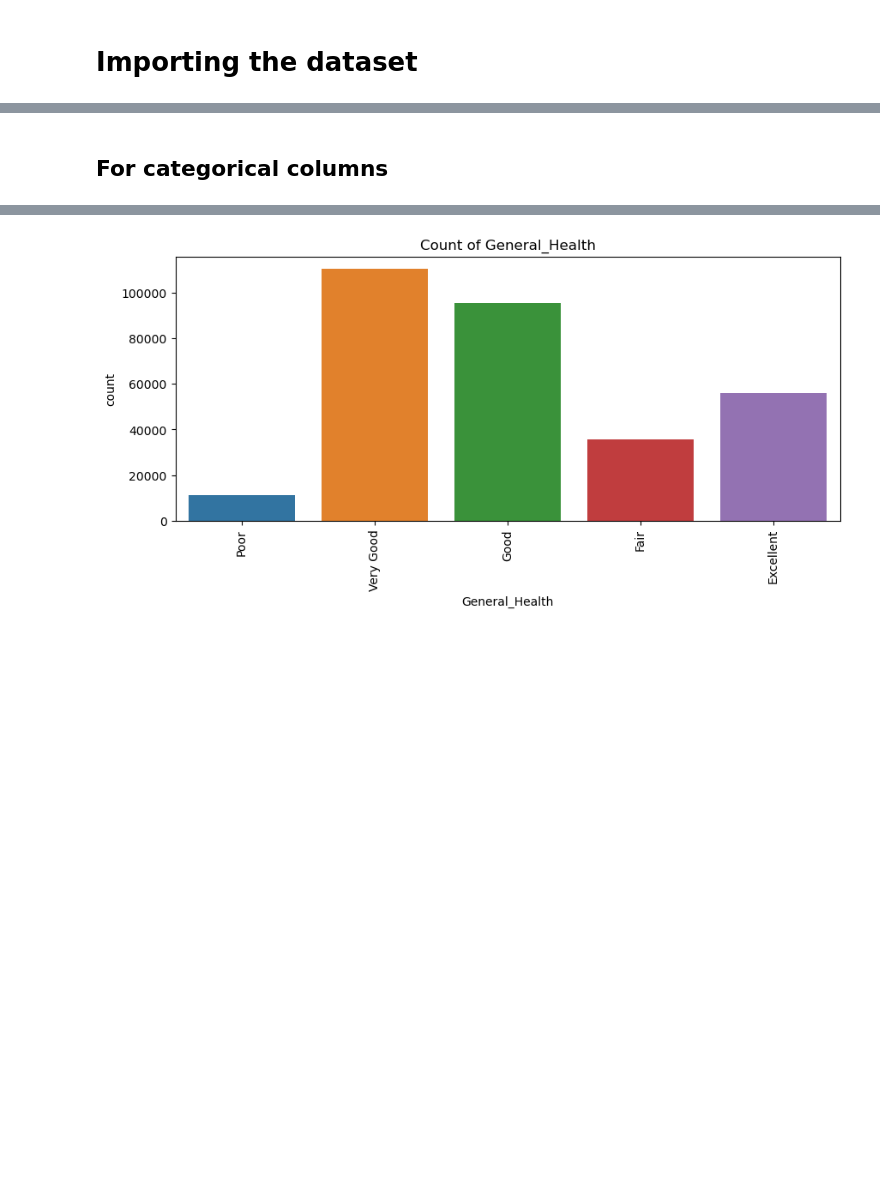
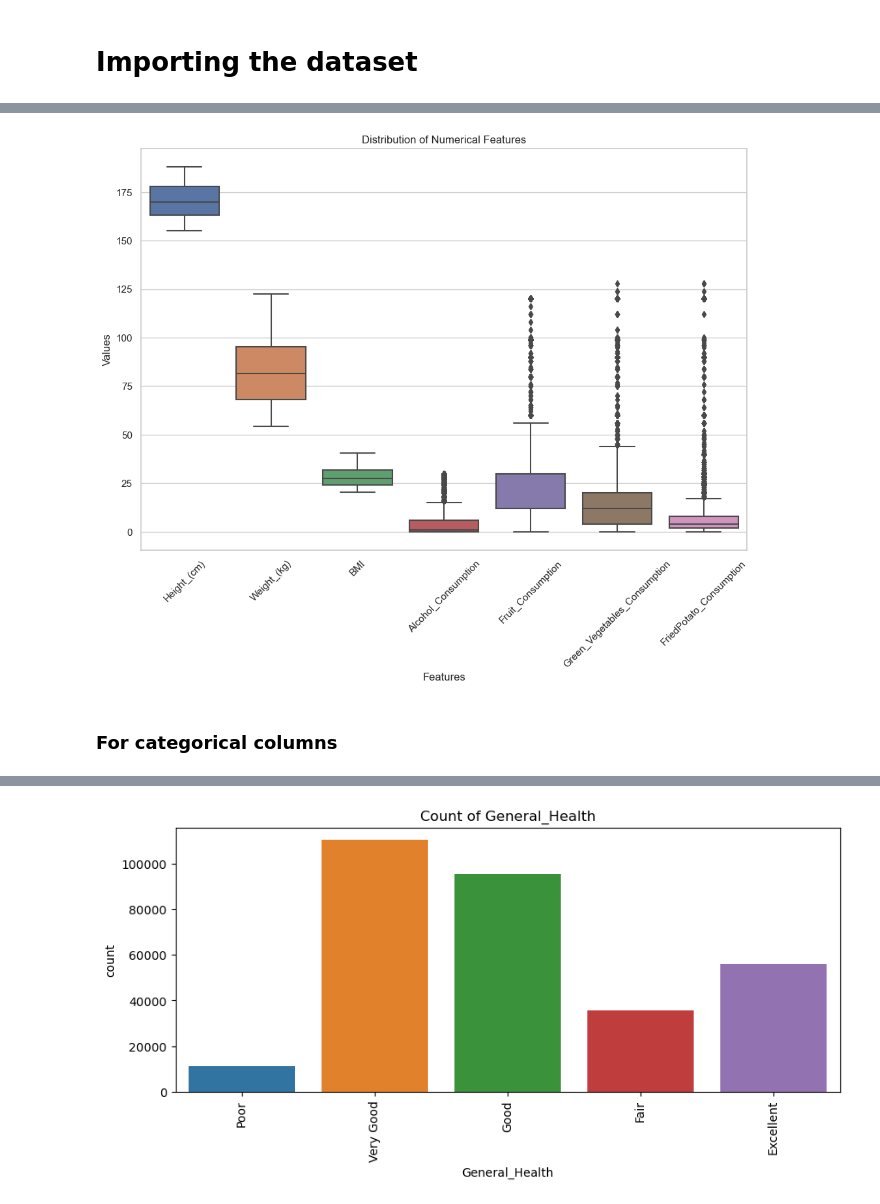
Before and after one commit to ziyanoffl/Heart_Disease_Prediction, a Jupyter notebook: data_visualization_cardiovascular.ipynb, the cells around one changed output, grey strips where cells are left out. Cells and saved outputs as stored; diff of their text form; code cells hidden in the pictures; blank space fills up the shorter version.

```diff
--- a/data_visualization_cardiovascular.ipynb
+++ b/data_visualization_cardiovascular.ipynb
@@ -57,2 +76,21 @@ for feature in numerical_features:
+# %%
+# Univariate Analysis
+# Check the distribution of numerical features using box plots
+import matplotlib.pyplot as plt
+import seaborn as sns
+
+numerical_features = ['Height_(cm)', 'Weight_(kg)', 'BMI', 'Alcohol_Consumption', 'Fruit_Consumption', 'Green_Vegetables_Consumption', 'FriedPotato_Consumption']
+plt.figure(figsize=(12, 8))
+sns.set(style="whitegrid")  # Set the style of the grid
+
+# Create a box plot for each numerical feature
+sns.boxplot(data=data[numerical_features])
+plt.xticks(rotation=45)  # Rotate x-axis labels for better readability
+plt.title('Distribution of Numerical Features')
+plt.xlabel('Features')
+plt.ylabel('Values')
+plt.show()
+# %% [output]
+[figure, added]
 # %% [markdown]
-## For categorical columns
+### For categorical columns
```
Also changed, not shown: parts of 15 cells of this notebook, 3 other files.
